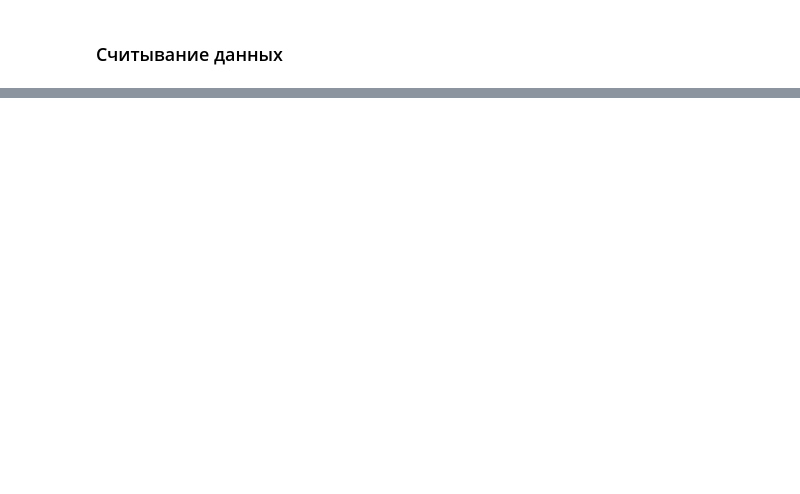
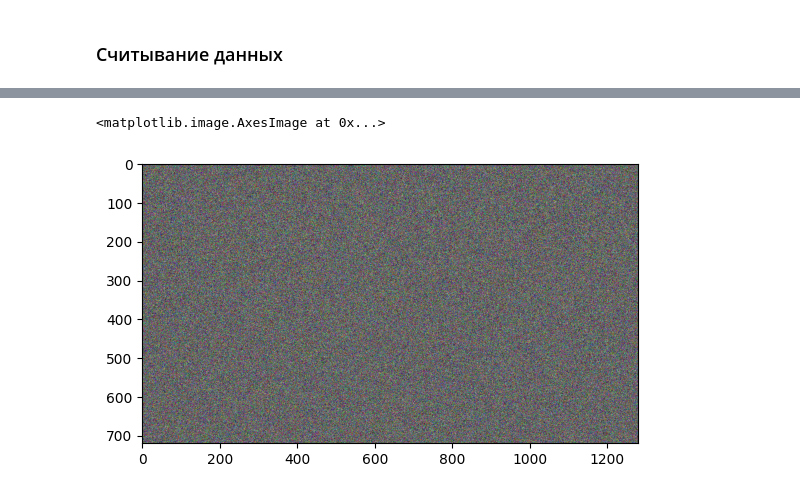
Before and after one commit to AlinaRechina/SL_retrieval, a Jupyter notebook: notebooks/EDA/EDA.ipynb, the cells around one changed output, grey strips where cells are left out. Cells and saved outputs as stored; diff of their text form; code cells hidden in the pictures; blank space fills up the shorter version.

```diff
--- a/notebooks/EDA/EDA.ipynb
+++ b/notebooks/EDA/EDA.ipynb
@@ -31,0 +88,33 @@ random.seed(42)
+# %%
+# Обработаем наши видео
+filenames = []
+frame_counts = []
+fpss = []
+frame_thousands = []
+stds = []
+means = []
+
+nss = []
+
+for file in tqdm(files):
+    path_to_save = file['path'].split('/')[-1]
+    if path_to_save in no_subs_set:
+        nss.append(file['path'].split('/')[-1])
+        continue
+
+    if f'{path_to_save.split(".")[0]}.pkl' in worked:
+        with open(f'1000_frames/{path_to_save.split(".")[0]}.pkl', 'rb') as f:
+            frame_num, fps, mean, std, frame_th = pickle.load(f)
+
+    else:
+        frame_num, fps, mean, std, frame_th = read_and_explore(file['path'], path_to_save)
+        time.sleep(5)
+
+    frame_counts.append(frame_num)
+    means.append(mean)
+    stds.append(std)
+    fpss.append(fps)
+    frame_thousands.append(frame_th)
+    filenames.append(file['path'].split('/')[-1])
+
+# считается с нуля часа два-три
@@ -31,0 +172,14 @@ random.seed(42)
+# %%
+# Попробуем наложить все кадры друг на друга (спойлер: это ничего не даст)
+import matplotlib.pyplot as plt
+common_frame = frame_thousands[0]
+cfn = 1
+for ft in frame_thousands[1:]:
+    if ft.shape == (720, 1280, 3):
+        common_frame += ft
+        cfn += 1
+common_frame = common_frame/cfn
+plt.imshow(common_frame) # видно, что видео были достаточно тёмными
+# %% [output]
+<matplotlib.image.AxesImage at 0x...>
+[figure, added]
```
Also changed, not shown: parts of 26 cells of this notebook, 3 other files.
